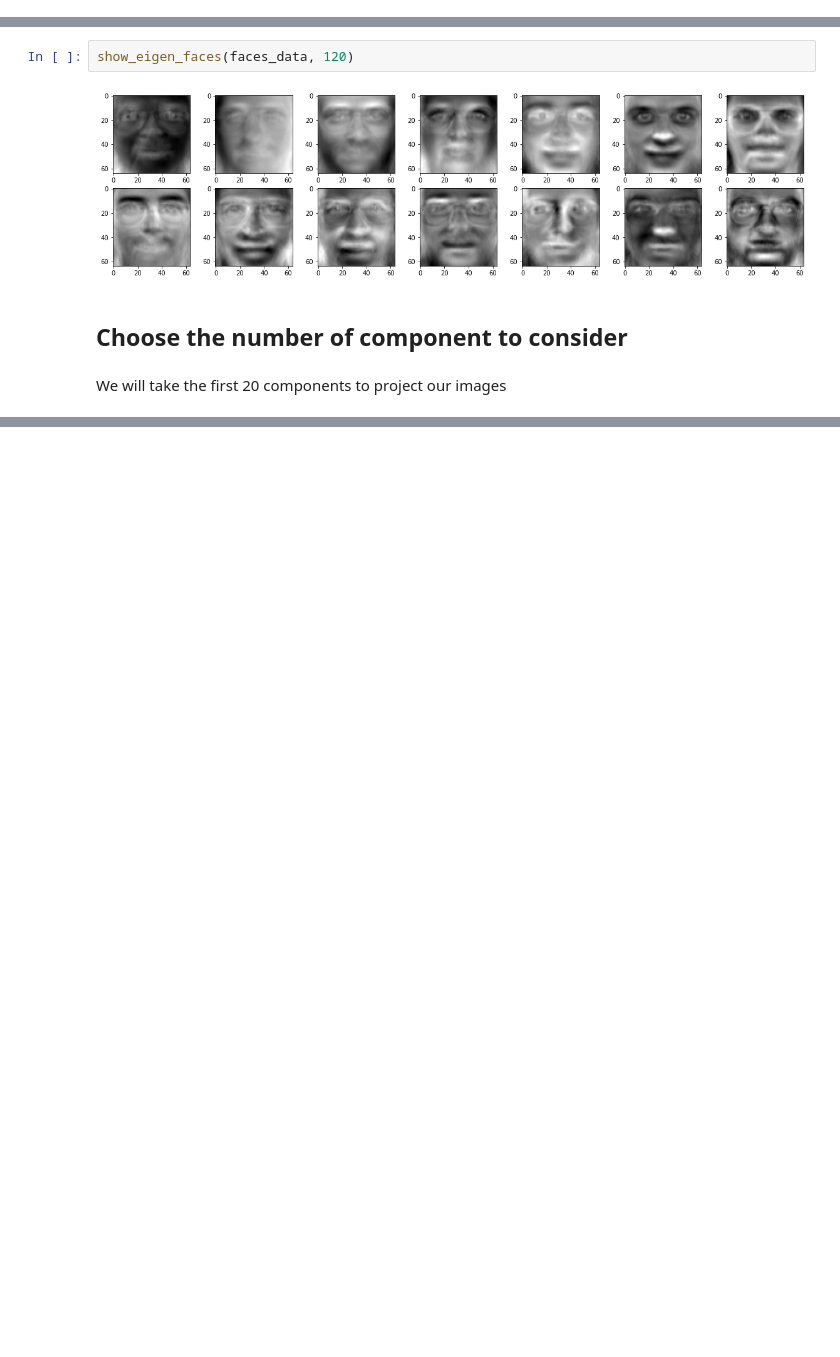
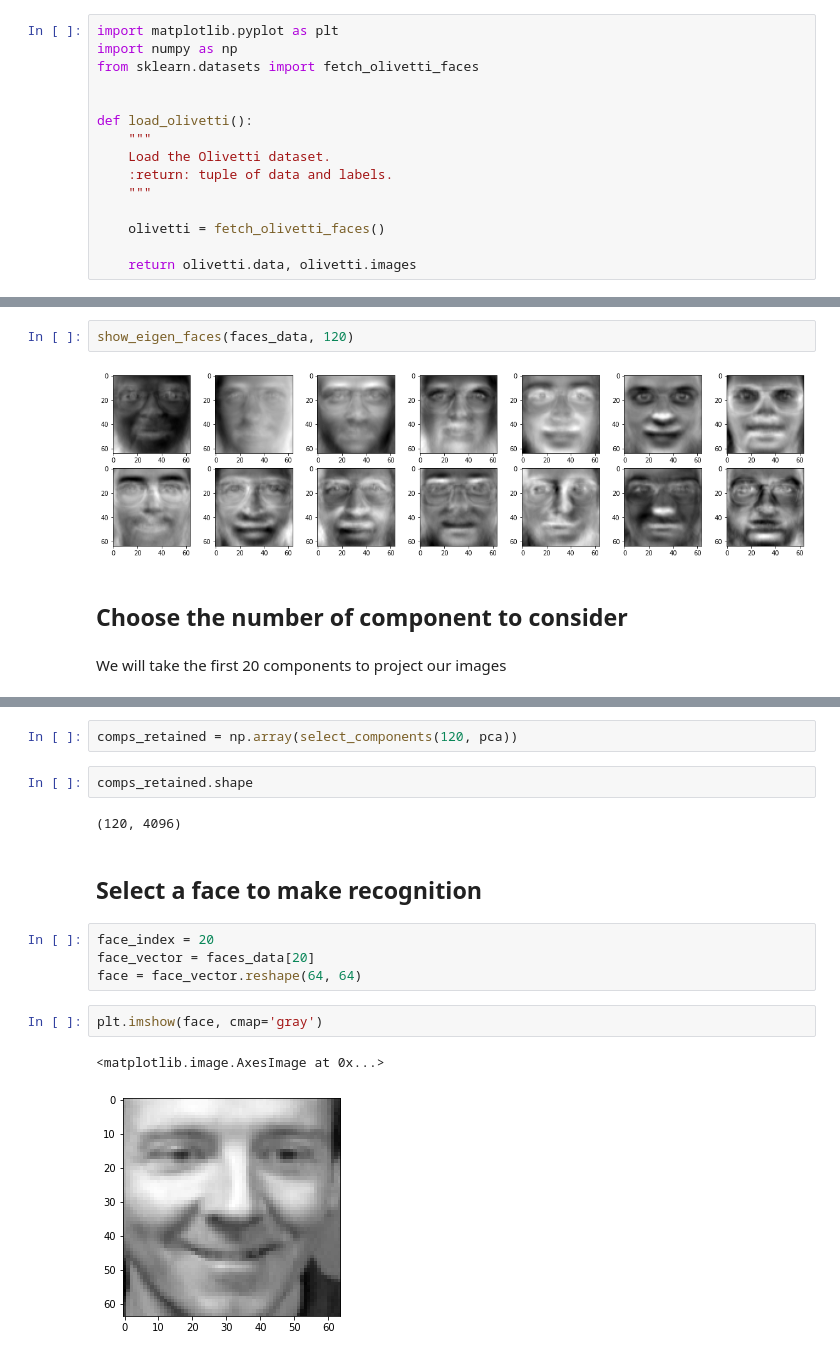
Before and after one commit to mhannani/data-mining-utils, a Jupyter notebook: Faciale recognition/Task_6.ipynb, the cells around one changed output, grey strips where cells are left out. Drawn from its saved outputs; the diff is of its cells as text; blank space fills up the shorter version.

```diff
--- a/Faciale recognition/Task_6.ipynb
+++ b/Faciale recognition/Task_6.ipynb
@@ -8,2 +5,17 @@ from loaders import load_olivetti
+# %%
+import matplotlib.pyplot as plt
+import numpy as np
+from sklearn.datasets import fetch_olivetti_faces
+
+
+def load_olivetti():
+    """
+    Load the Olivetti dataset.
+    :return: tuple of data and labels.
+    """
+
+    olivetti = fetch_olivetti_faces()
+
+    return olivetti.data, olivetti.images
 # %%
 faces_data, faces_images = load_olivetti()
@@ -64,0 +187,17 @@ from selectors import select_components
+# %%
+comps_retained = np.array(select_components(120, pca))
+# %%
+comps_retained.shape
+# %% [output]
+(120, 4096)
+# %% [markdown]
+## Select a face to make recognition
+# %%
+face_index = 20
+face_vector = faces_data[20]
+face = face_vector.reshape(64, 64)
+# %%
+plt.imshow(face, cmap='gray')
+# %% [output]
+<matplotlib.image.AxesImage at 0x...>
+[figure, added]
```
Also changed, not shown: parts of 18 cells of this notebook, 7 other files.
